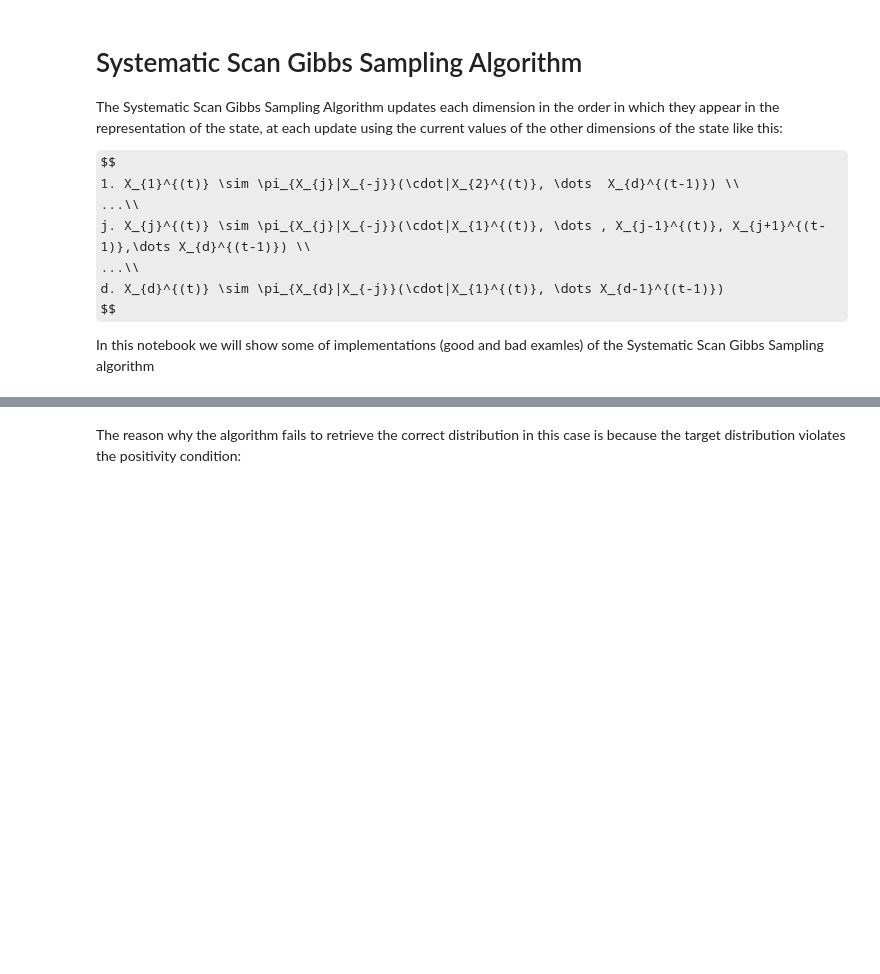
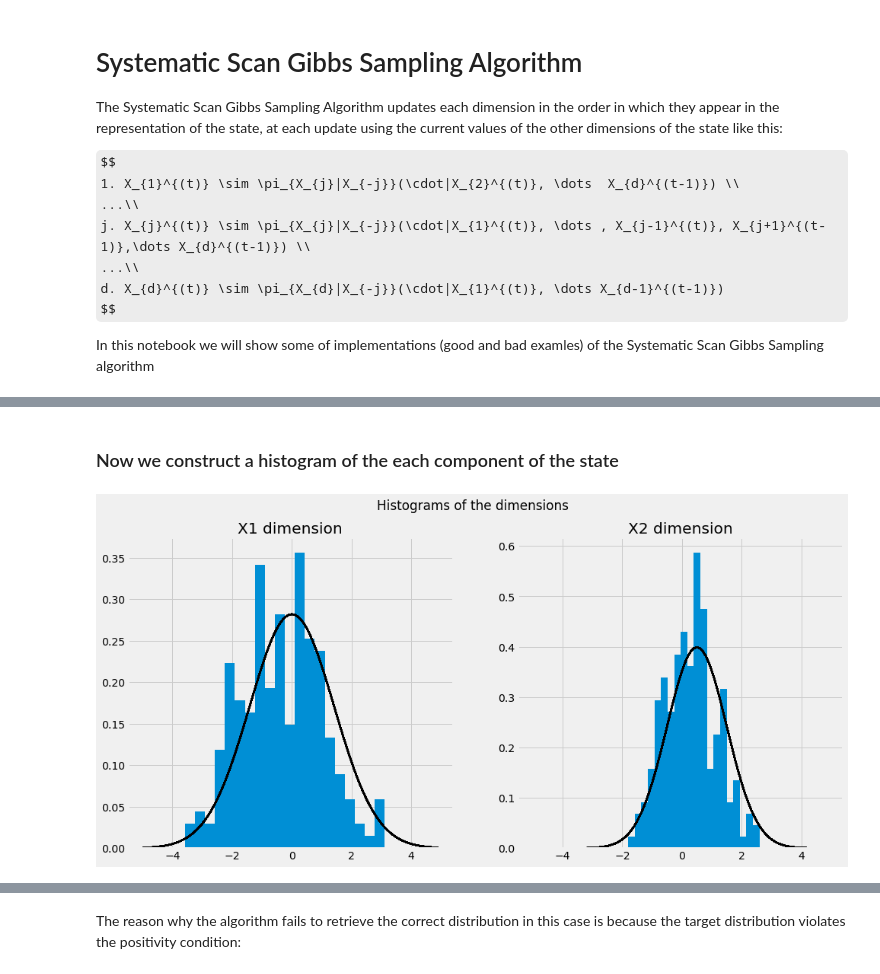
Before and after one commit to I-Bouros/seqgibbs, a Jupyter notebook: seqgibbs/examples/sys_scan_gibbs.ipynb, the cells around one changed output, grey strips where cells are left out. Cells and saved outputs as stored; diff of their text form; code cells hidden in the pictures; some formulas as TeX source; blank space fills up the shorter version.

```diff
--- a/seqgibbs/examples/sys_scan_gibbs.ipynb
+++ b/seqgibbs/examples/sys_scan_gibbs.ipynb
@@ -99,0 +102,17 @@ plt.show()
+# %% [markdown]
+### Now we construct a histogram of the each component of the state
+# %%
+from math import sqrt
+
+fig, (ax1, ax2) = plt.subplots(1, 2, figsize=(15, 7))
+fig.suptitle('Histograms of the dimensions')
+ax1.hist(gibbs_x1, 20, density=True)
+ax1.plot(x, scipy.stats.norm(mu1, sqrt(var1)).pdf(x), 'k-', lw=2, label='frozen pdf')
+ax1.set_title('X1 dimension')
+ax2.hist(gibbs_x2, 20, density=True)
+ax2.plot(x, scipy.stats.norm(mu2, sqrt(var2)).pdf(x), 'k-', lw=2, label='frozen pdf')
+ax2.set_title('X2 dimension')
+
+plt.show()
+# %% [output]
+[figure, added]
```
Also changed, not shown: parts of 10 cells of this notebook.
